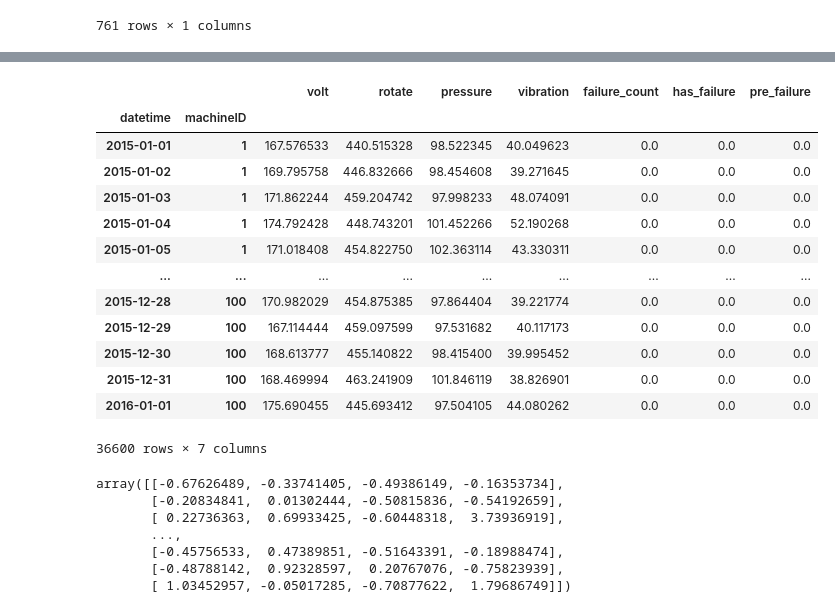
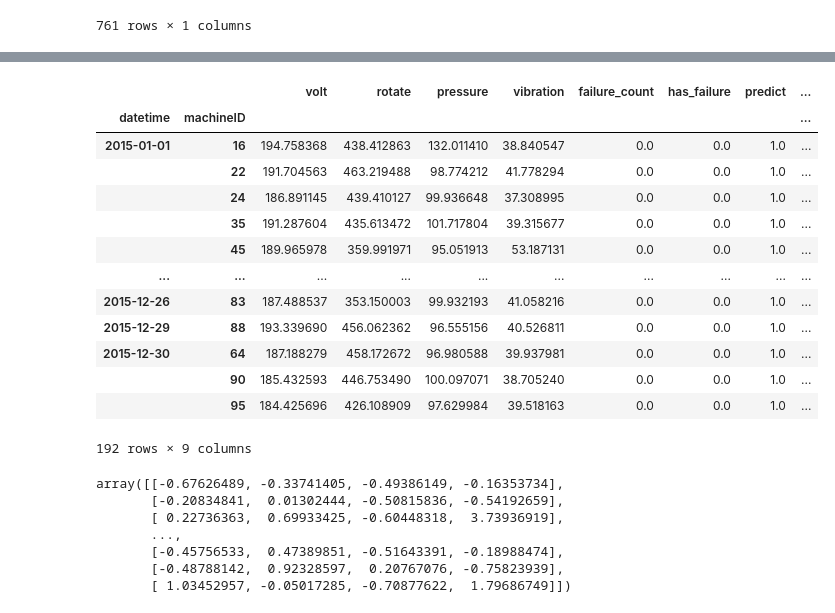
Before and after one commit to jd0g/CSU-Capstone, a Jupyter notebook: MIS581 Capstone Data Analysis.ipynb, the cells around one changed output, grey strips where cells are left out. Cells and saved outputs as stored; diff of their text form; code cells hidden in the pictures.

```diff
--- a/MIS581 Capstone Data Analysis.ipynb
+++ b/MIS581 Capstone Data Analysis.ipynb
@@ -266,5 +178,5 @@ def set_error(errorID = "all"):
 # %%
-def set_failure(failureID = "all"):
+def set_failure(failureID = "all", lag=1):
 
     global ms_telemetry
     global ms_failure
@@ -277,57 +189,77 @@ def set_failure(failureID = "all"):
     tel = tel.mean(level=[0,1])
 
     if failureID == "all":
         fail = ms_failure #for all errors
     else:
         fail = ms_failure[ms_failure.index.get_level_values(2).isin([failureID])]
 
     #consolideate failures and set period to day
     fail = fail.reset_index(['machineID', 'failure'])
     fail = fail.drop(columns = 'failure')
     fail = fail.to_period('D')
     fail = fail.reset_index().set_index(['datetime', 'machineID'])
     fail = fail.sum(level=[0,1]) #consolidate the failures
 
     fail['has_failure'] = (fail['failure_count'] > 0).astype(int)
 
     complete = tel.join(fail, how='left').fillna(value=0)
 
     #create the error event window
     #NOTE: this excludes the error day
     complete = complete.reset_index().set_index('machineID')
-    complete['pre_failure'] = complete.groupby('machineID')['has_failure'].shift(-10).fillna(value=0)
+    complete['predict'] = complete.groupby('machineID')['has_failure'].shift(-abs(lag)).fillna(value=0)
     #all error days are excluded, only days prior to error included
-    complete.loc[complete['failure_count'] > 0, 'pre_failure'] = 0
+    complete.loc[complete['failure_count'] > 0, 'predict'] = 0
     complete = complete.reset_index().set_index(['datetime','machineID'])
+
+
+    #create the number of days before failures
+    # set next failure date
+    copy = complete.copy()
+    failures = copy[copy['has_failure'] == 1]
+    failures = failures.reset_index()
+    failures['next_failure_date'] = failures['datetime']
+    failures = failures.set_index(['datetime', 'machineID'])
+
+    copy = copy.join(failures['next_failure_date'])
+    copy = copy.sort_index()
+    copy.update(copy['next_failure_date'].groupby(level=1).bfill()) #use backfill to fill in the dates
+    copy = copy.reset_index()
+    #copy.apply(lambda x: x['next_failure_date'] - x['datetime'])
+
+    def doit(x):
+        if pd.isnull(x):
+            return x
+        return x.to_timestamp()
+
+
+    copy['days_to_failure'] = (copy['next_failure_date'].apply(lambda x: doit(x)) - copy['datetime'].apply(lambda x: doit(x))).dt.days
+
+    copy = copy.set_index(['datetime', 'machineID'])
+
+    complete = copy
 
     continuous_only = tel
 
     return (complete, continuous_only)
 
 complete, continuous = set_failure('comp1')
-complete
-
-#joined.sort_index(level=['datetime','machineID'], ascending=[1, 1], inplace=True)
-
-#joined = joined.reset_index('datetime')
-#joined['error_window'] = joined.groupby('machineID')['error_count'].shift(-1).fillna(value=0)
-#joined = joined.reset_index().set_index(['datetime','machineID'])
-#joined
+complete[complete['predict'] == 1]
 # %% [output]
-|  |  | volt | rotate | pressure | vibration | failure_count | has_failure | pre_failure |
-| datetime | machineID |  |  |  |  |  |  |  |
-| 2015-01-01 | 1 | 167.576533 | 440.515328 | 98.522345 | 40.049623 | 0.0 | 0.0 | 0.0 |
-| 2015-01-02 | 1 | 169.795758 | 446.832666 | 98.454608 | 39.271645 | 0.0 | 0.0 | 0.0 |
-| 2015-01-03 | 1 | 171.862244 | 459.204742 | 97.998233 | 48.074091 | 0.0 | 0.0 | 0.0 |
-| 2015-01-04 | 1 | 174.792428 | 448.743201 | 101.452266 | 52.190268 | 0.0 | 0.0 | 0.0 |
-| 2015-01-05 | 1 | 171.018408 | 454.822750 | 102.363114 | 43.330311 | 0.0 | 0.0 | 0.0 |
-| ... | ... | ... | ... | ... | ... | ... | ... | ... |
-| 2015-12-28 | 100 | 170.982029 | 454.875385 | 97.864404 | 39.221774 | 0.0 | 0.0 | 0.0 |
-| 2015-12-29 | 100 | 167.114444 | 459.097599 | 97.531682 | 40.117173 | 0.0 | 0.0 | 0.0 |
-| 2015-12-30 | 100 | 168.613777 | 455.140822 | 98.415400 | 39.995452 | 0.0 | 0.0 | 0.0 |
-| 2015-12-31 | 100 | 168.469994 | 463.241909 | 101.846119 | 38.826901 | 0.0 | 0.0 | 0.0 |
-| 2016-01-01 | 100 | 175.690455 | 445.693412 | 97.504105 | 44.080262 | 0.0 | 0.0 | 0.0 |
+|  |  | volt | rotate | pressure | vibration | failure_count | has_failure | predict | ... |
+| datetime | machineID |  |  |  |  |  |  |  | ... |
+| 2015-01-01 | 16 | 194.758368 | 438.412863 | 132.011410 | 38.840547 | 0.0 | 0.0 | 1.0 | ... |
+|  | 22 | 191.704563 | 463.219488 | 98.774212 | 41.778294 | 0.0 | 0.0 | 1.0 | ... |
+|  | 24 | 186.891145 | 439.410127 | 99.936648 | 37.308995 | 0.0 | 0.0 | 1.0 | ... |
+|  | 35 | 191.287604 | 435.613472 | 101.717804 | 39.315677 | 0.0 | 0.0 | 1.0 | ... |
+|  | 45 | 189.965978 | 359.991971 | 95.051913 | 53.187131 | 0.0 | 0.0 | 1.0 | ... |
+| ... | ... | ... | ... | ... | ... | ... | ... | ... | ... |
+| 2015-12-26 | 83 | 187.488537 | 353.150003 | 99.932193 | 41.058216 | 0.0 | 0.0 | 1.0 | ... |
+| 2015-12-29 | 88 | 193.339690 | 456.062362 | 96.555156 | 40.526811 | 0.0 | 0.0 | 1.0 | ... |
+| 2015-12-30 | 64 | 187.188279 | 458.172672 | 96.980588 | 39.937981 | 0.0 | 0.0 | 1.0 | ... |
+|  | 90 | 185.432593 | 446.753490 | 100.097071 | 38.705240 | 0.0 | 0.0 | 1.0 | ... |
+|  | 95 | 184.425696 | 426.108909 | 97.629984 | 39.518163 | 0.0 | 0.0 | 1.0 | ... |
-36600 rows × 7 columns
+192 rows × 9 columns
 # %%
 #feature scaling to balance the weight of each feature
 #https://scikit-learn.org/stable/auto_examples/preprocessing/plot_scaling_importance.html
```
Also changed, not shown: parts of 38 cells of this notebook.
